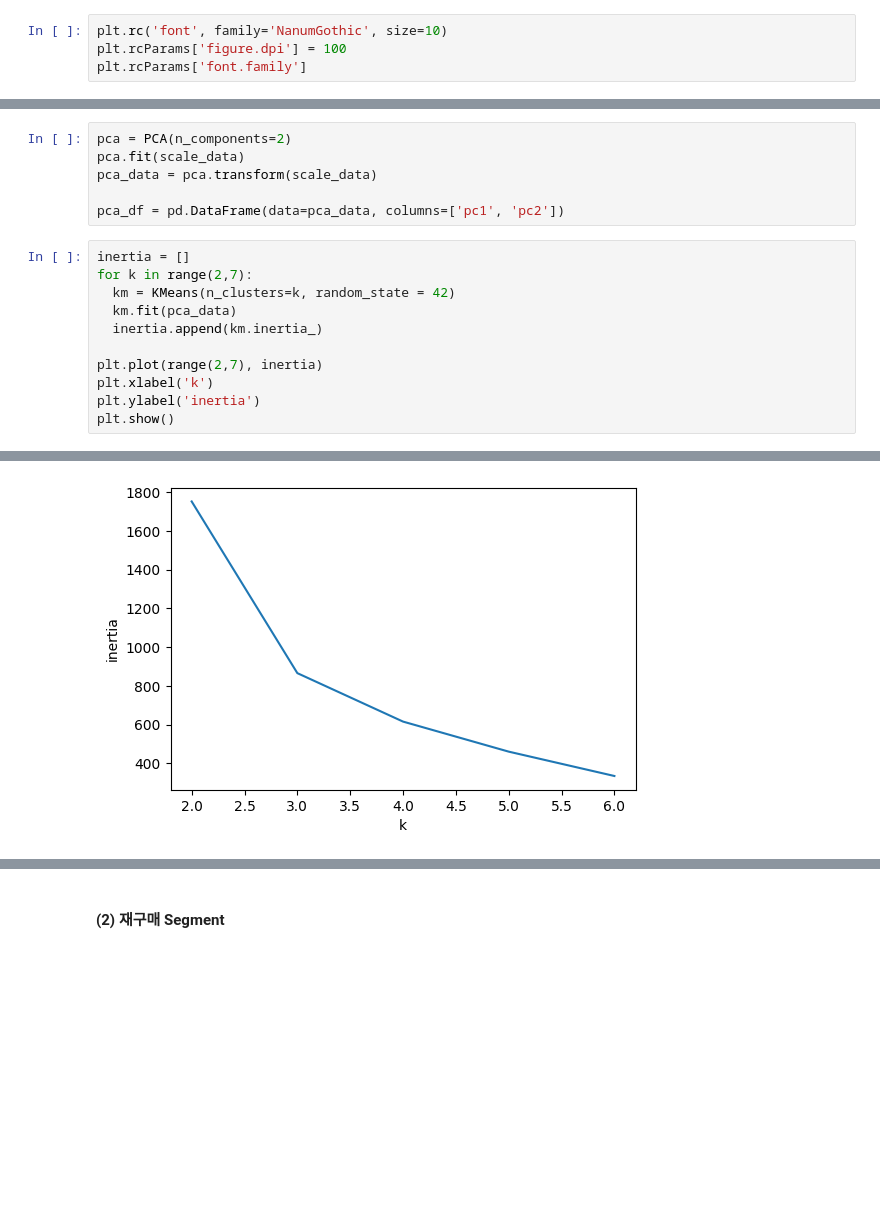
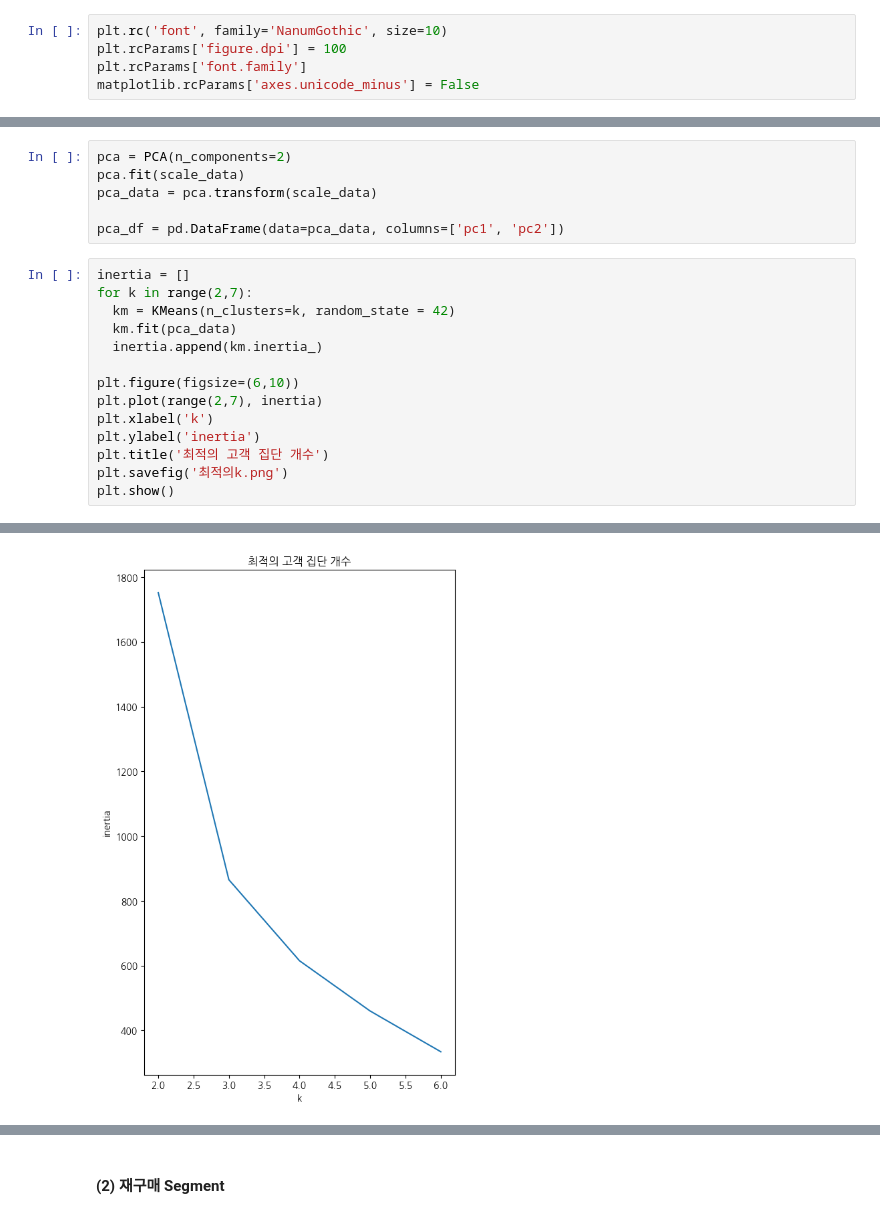
Before and after one commit to DataHyeon/DA_SQL4, a Jupyter notebook: Da_SQL_4.ipynb, the cells around one changed output, grey strips where cells are left out. Saved outputs shown, nothing was run; the diff lists cells and outputs as text; blank space fills up the shorter version.

```diff
--- a/Da_SQL_4.ipynb
+++ b/Da_SQL_4.ipynb
@@ -40,3 +28,4 @@ fm.findSystemFonts()
 plt.rc('font', family='NanumGothic', size=10)
 plt.rcParams['figure.dpi'] = 100
 plt.rcParams['font.family']
+matplotlib.rcParams['axes.unicode_minus'] = False
@@ -457,8 +493,11 @@ for k in range(2,7):
   km.fit(pca_data)
   inertia.append(km.inertia_)
 
+plt.figure(figsize=(6,10))
 plt.plot(range(2,7), inertia)
 plt.xlabel('k')
 plt.ylabel('inertia')
+plt.title('최적의 고객 집단 개수')
+plt.savefig('최적의k.png')
 plt.show()
 # %% [output]
@@ -466,2 +504,2 @@ WARNING:matplotlib.font_manager:findfont: Font family ['NanuBarunGothic'] not fo
-[figure, old version]
+[figure, new version]
 # %%
```
Also changed, not shown: parts of 29 cells of this notebook, 8 other files.
